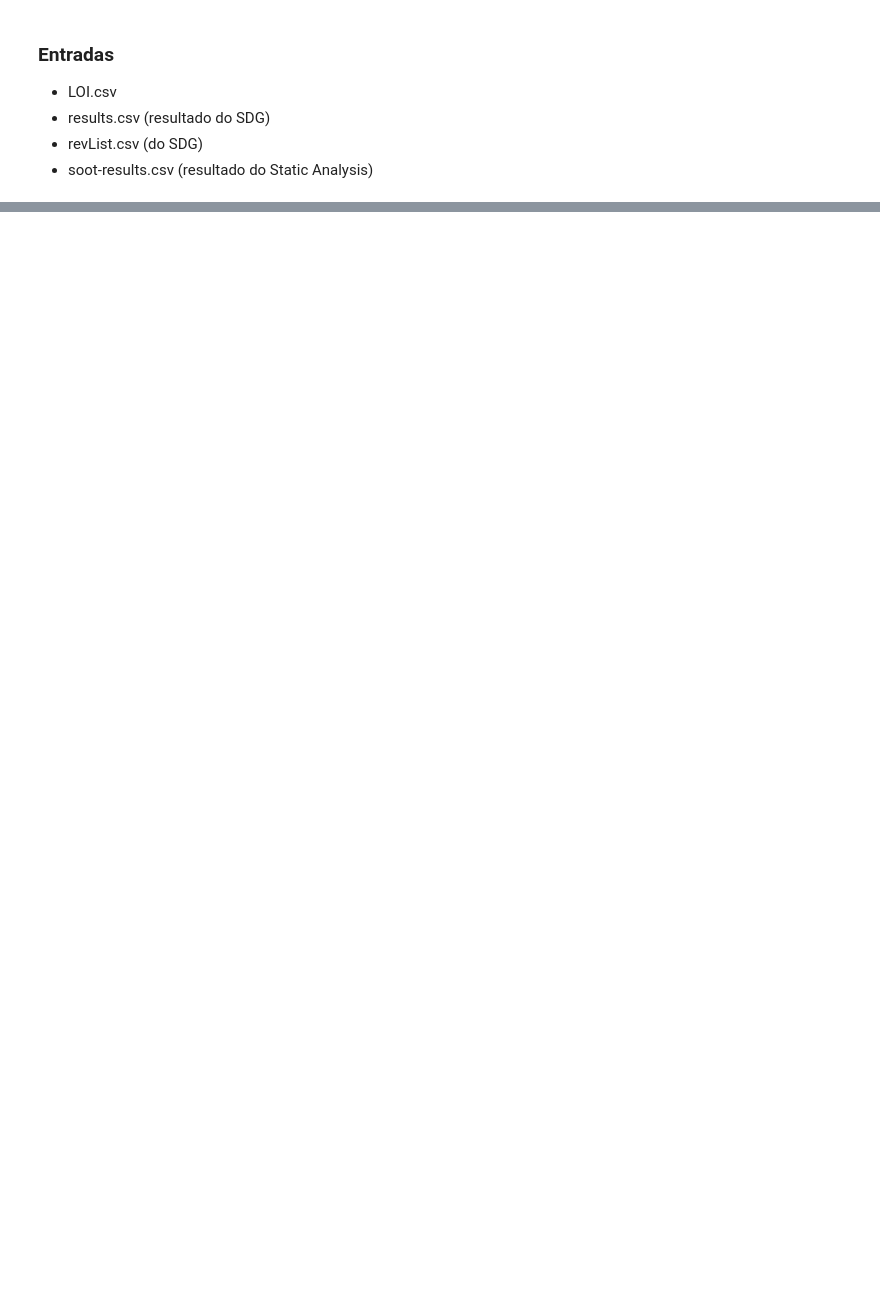
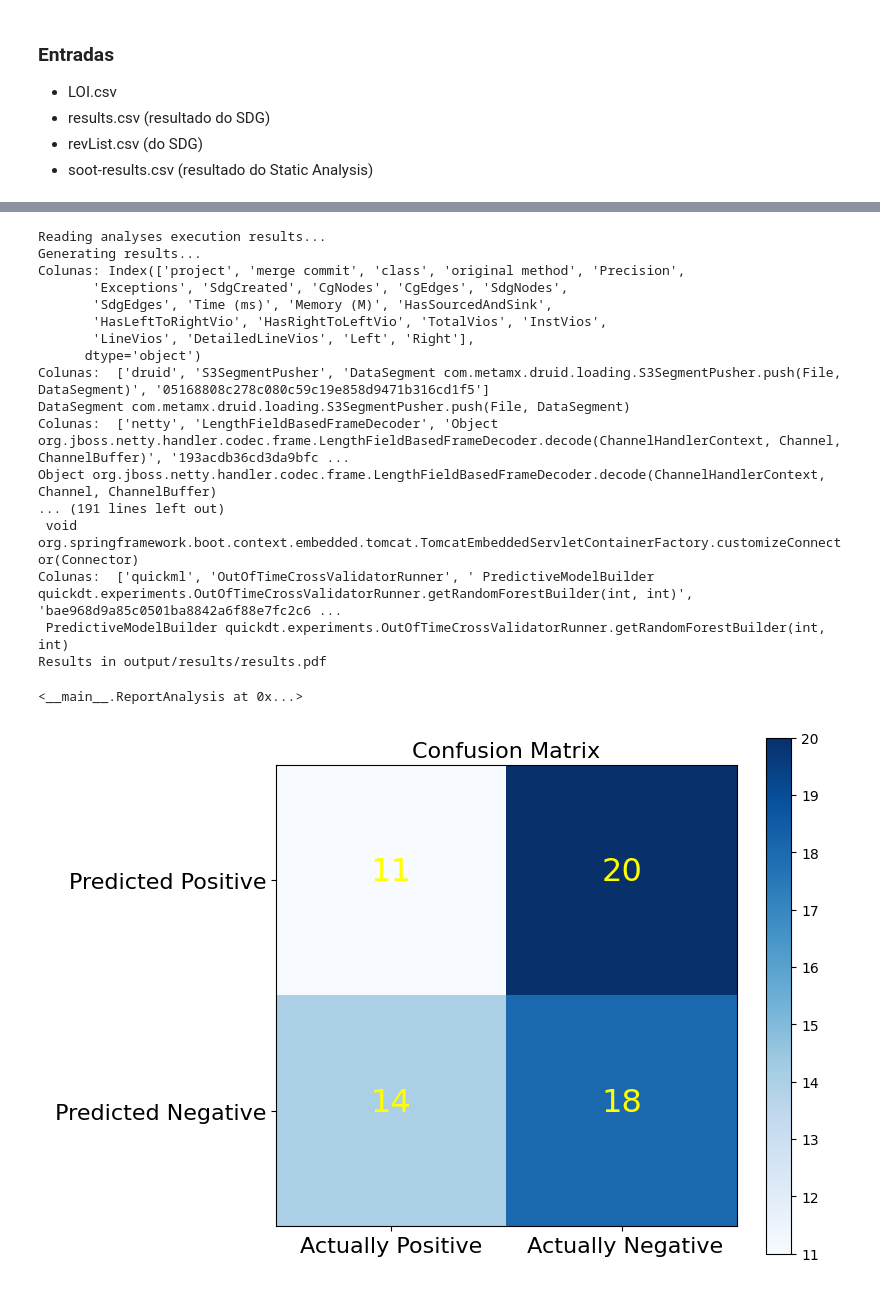
Before and after one commit to galilasmb/joana_generating_results, a Jupyter notebook: generating_results.ipynb, the cells around one changed output, grey strips where cells are left out. Drawn from its saved outputs; the diff is of its cells as text; code cells hidden in the pictures; blank space fills up the shorter version.

```diff
--- a/generating_results.ipynb
+++ b/generating_results.ipynb
@@ -301,35 +319,55 @@ class ReportAnalysis:
             cm = cm.astype('float') / cm.sum(axis=1)[:, np.newaxis]
 
         thresh = cm.max() / 1.5 if normalize else cm.max() / 2
         for i, j in itertools.product(range(cm.shape[0]), range(cm.shape[1])):
             if normalize:
                 plt.text(j, i, "{:0.4f}".format(cm[i, j]),
                          horizontalalignment="center",
                          color="yellow" if cm[i, j] > thresh else "black", fontsize=23)
             else:
                 plt.text(j, i, "{:,}".format(cm[i, j]),
                          horizontalalignment="center",
                          color="yellow" if cm[i, j] > thresh else "black", fontsize=23)
         plt.tight_layout()
 
-        plt.savefig("confusion_matrix.jpg")
+        plt.savefig("output/files/confusion_matrix.jpg")
 
-        pdf.image("confusion_matrix.jpg", x = None, y = None, w = 160, h = 110, type = 'jpg', link = 'confusion_matrix.jpg')
+        pdf.image("output/files/confusion_matrix.jpg", x = None, y = None, w = 160, h = 110, type = 'jpg', link = 'output/files/confusion_matrix.jpg')
 
         # Save the pdf with name .pdf
         pdf.output("output/results/results.pdf")
 
         print("Results in output/results/results.pdf")
 
 path_ground_truth = "LOI.csv"
 path_result = 'output/files/merged_file.csv'
 
 print("Reading analyses execution results...")
 
 ReportAnalysis(path_result, path_ground_truth)
 
 #project, class_name, method, merge_commit
 #Colunas:  ['druid', 'S3SegmentPusher', '05168808c278c080c59c19e858d9471b316cd1f5']
+# %% [output]
+Reading analyses execution results...
+Generating results...
+Colunas: Index(['project', 'merge commit', 'class', 'original method', 'Precision',
+       'Exceptions', 'SdgCreated', 'CgNodes', 'CgEdges', 'SdgNodes',
+       'SdgEdges', 'Time (ms)', 'Memory (M)', 'HasSourcedAndSink',
+       'HasLeftToRightVio', 'HasRightToLeftVio', 'TotalVios', 'InstVios',
+       'LineVios', 'DetailedLineVios', 'Left', 'Right'],
+      dtype='object')
+Colunas:  ['druid', 'S3SegmentPusher', 'DataSegment com.metamx.druid.loading.S3SegmentPusher.push(File, DataSegment)', '05168808c278c080c59c19e858d9471b316cd1f5']
+DataSegment com.metamx.druid.loading.S3SegmentPusher.push(File, DataSegment)
+Colunas:  ['netty', 'LengthFieldBasedFrameDecoder', 'Object org.jboss.netty.handler.codec.frame.LengthFieldBasedFrameDecoder.decode(ChannelHandlerContext, Channel, ChannelBuffer)', '193acdb36cd3da9bfc ...
+Object org.jboss.netty.handler.codec.frame.LengthFieldBasedFrameDecoder.decode(ChannelHandlerContext, Channel, ChannelBuffer)
+... (191 lines left out)
+ void org.springframework.boot.context.embedded.tomcat.TomcatEmbeddedServletContainerFactory.customizeConnector(Connector)
+Colunas:  ['quickml', 'OutOfTimeCrossValidatorRunner', ' PredictiveModelBuilder quickdt.experiments.OutOfTimeCrossValidatorRunner.getRandomForestBuilder(int, int)', 'bae968d9a85c0501ba8842a6f88e7fc2c6 ...
+ PredictiveModelBuilder quickdt.experiments.OutOfTimeCrossValidatorRunner.getRandomForestBuilder(int, int)
+Results in output/results/results.pdf
+<__main__.ReportAnalysis at 0x...>
+[figure, added]
 # %%
 
 path_result = 'output/files/merged_file.csv'
```
Also changed, not shown: parts of 7 cells of this notebook.
